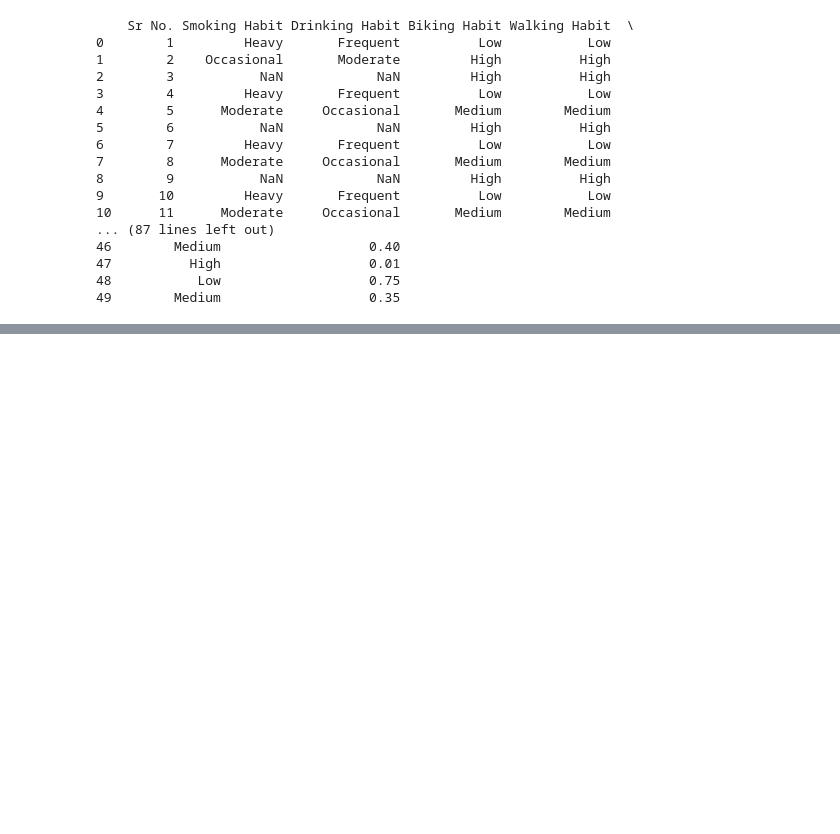
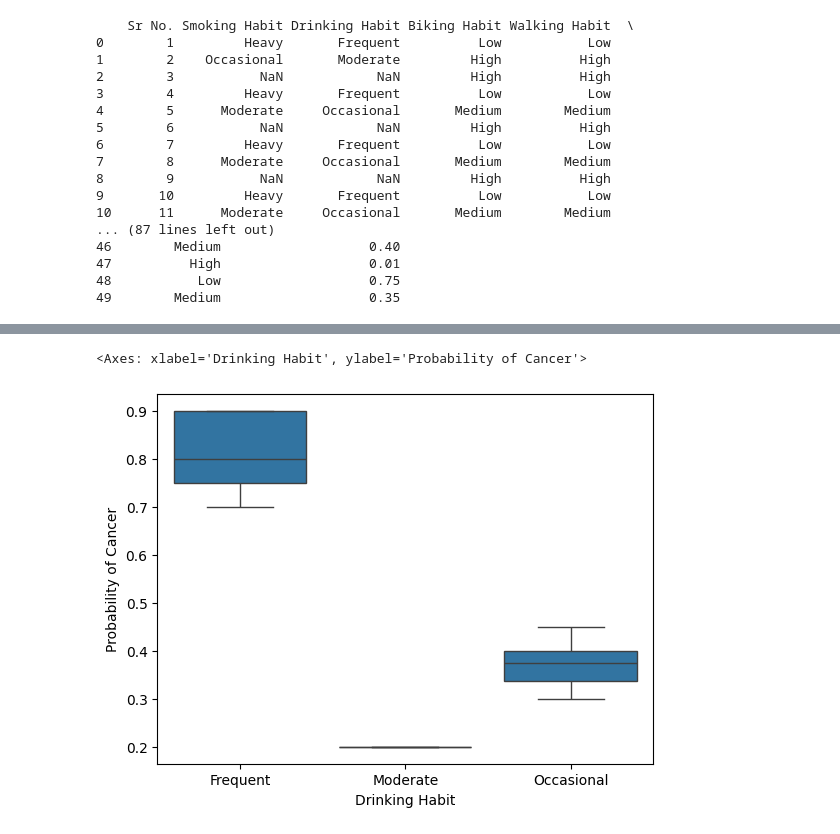
Before and after one commit to nicolynk03/cancer_probabilities_kaggle, a Jupyter notebook: cancer_probabilities_analysis.ipynb, the cells around one changed output, grey strips where cells are left out. Saved outputs shown, nothing was run; the diff lists cells and outputs as text; code cells hidden in the pictures; blank space fills up the shorter version.

```diff
--- a/cancer_probabilities_analysis.ipynb
+++ b/cancer_probabilities_analysis.ipynb
@@ -33,0 +56,6 @@ print(cancer_data.dtypes)
+# %%
+# to see correlation between Drinking Habit and cancer probability
+sns.boxplot(x="Drinking Habit", y="Probability of Cancer", data=cancer_data)
+# %% [output]
+<Axes: xlabel='Drinking Habit', ylabel='Probability of Cancer'>
+[figure, added]
```
Also changed, not shown: parts of 11 cells of this notebook.
